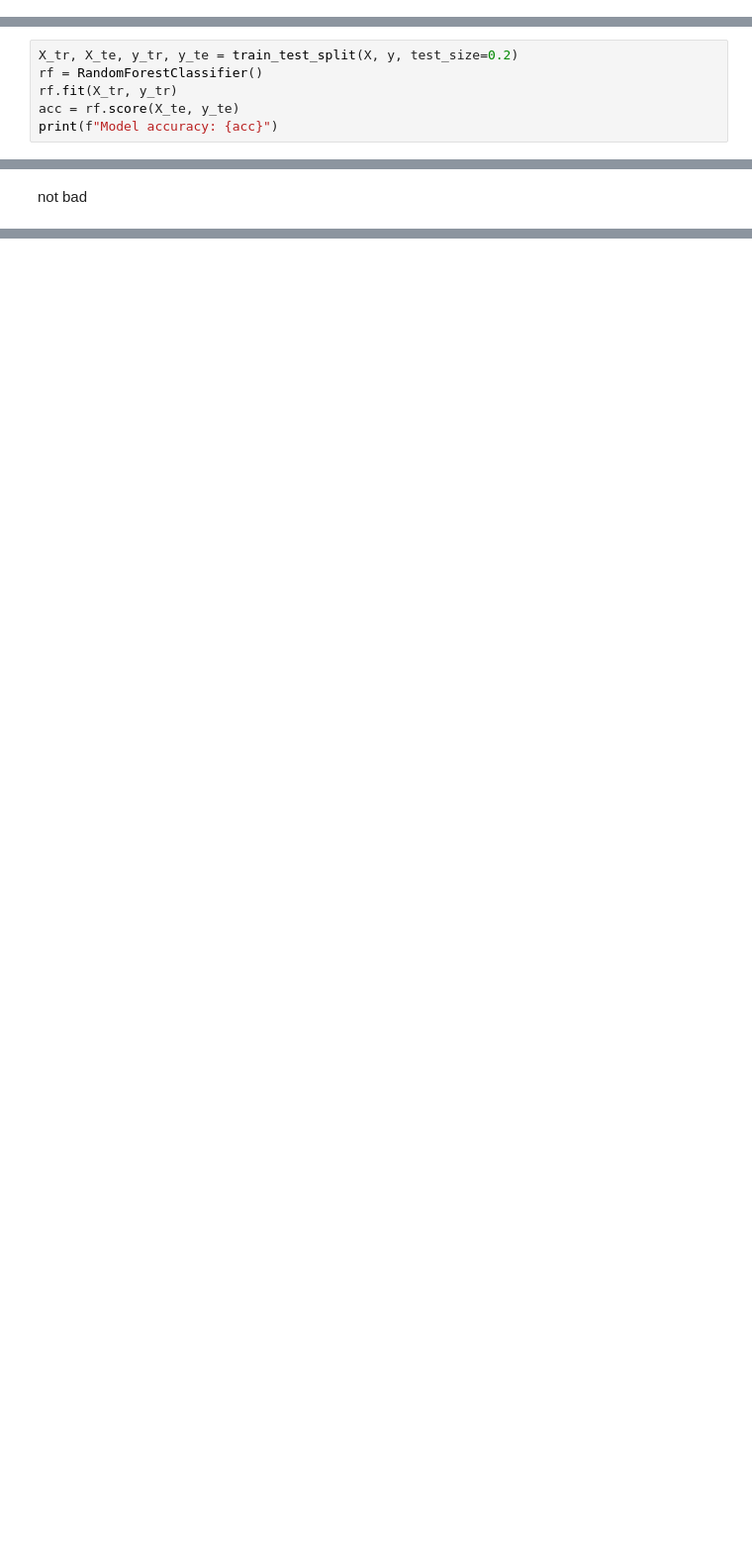
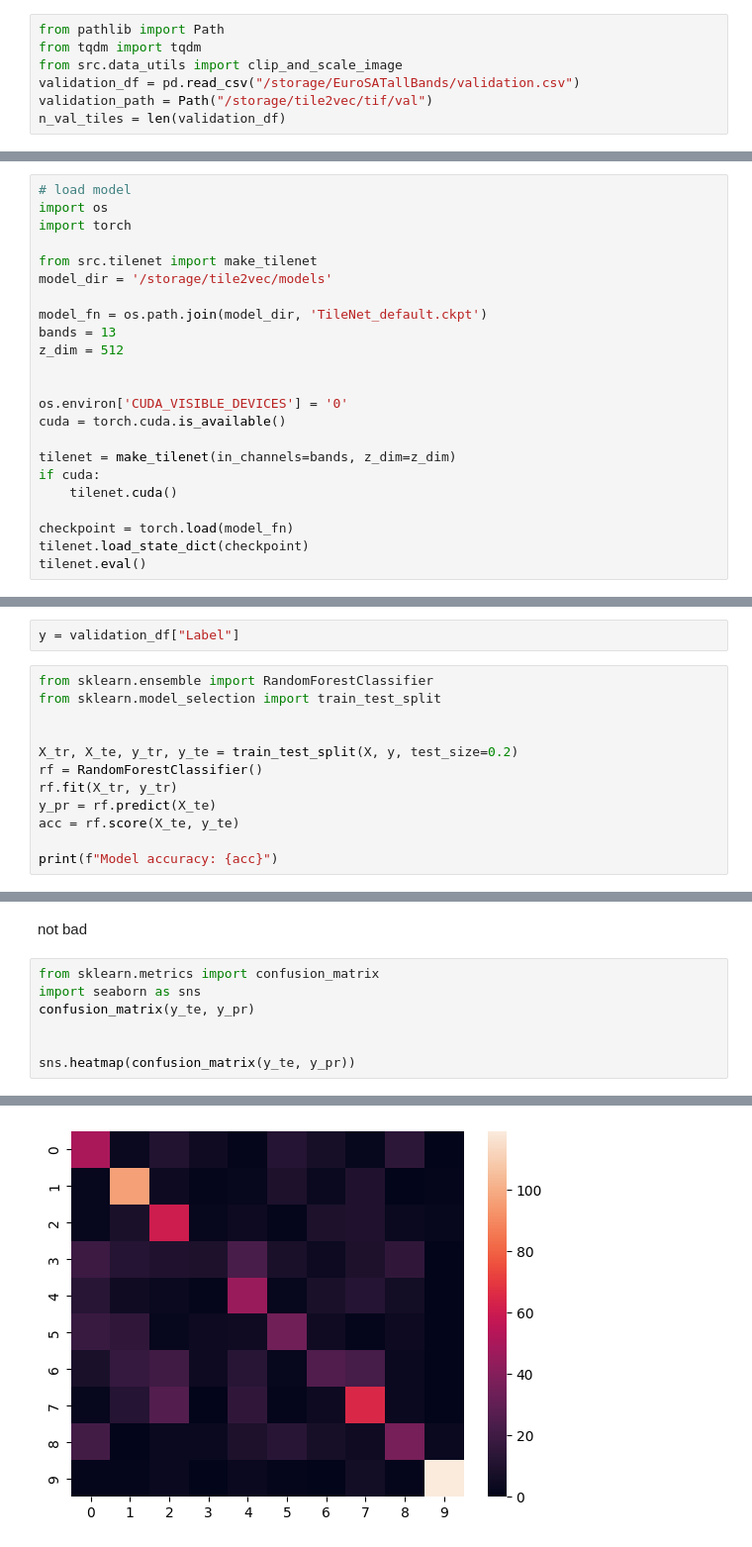
Before and after one commit to FilipLangiewicz/WB_projekt, a Jupyter notebook: code/training.ipynb, the cells around one changed output, grey strips where cells are left out. Shown at 99% size. Cells and saved outputs as stored; diff of their text form; blank space fills up the shorter version.

Commit message:
modified code for training

```diff
--- a/code/training.ipynb
+++ b/code/training.ipynb
@@ -262,0 +253,7 @@ IndexError: invalid index of a 0-dim tensor. Use `tensor.item()` in Python or `t
+# %%
+from pathlib import Path
+from tqdm import tqdm
+from src.data_utils import clip_and_scale_image
+validation_df = pd.read_csv("/storage/EuroSATallBands/validation.csv")
+validation_path = Path("/storage/tile2vec/tif/val")
+n_val_tiles = len(validation_df)
@@ -262,0 +341,23 @@ IndexError: invalid index of a 0-dim tensor. Use `tensor.item()` in Python or `t
+# %%
+# load model
+import os
+import torch
+
+from src.tilenet import make_tilenet
+model_dir = '/storage/tile2vec/models'
+
+model_fn = os.path.join(model_dir, 'TileNet_default.ckpt')
+bands = 13
+z_dim = 512
+
+
+os.environ['CUDA_VISIBLE_DEVICES'] = '0'
+cuda = torch.cuda.is_available()
+
+tilenet = make_tilenet(in_channels=bands, z_dim=z_dim)
+if cuda:
+    tilenet.cuda()
+
+checkpoint = torch.load(model_fn)
+tilenet.load_state_dict(checkpoint)
+tilenet.eval()
@@ -263,7 +417,15 @@ IndexError: invalid index of a 0-dim tensor. Use `tensor.item()` in Python or `t
+# %%
+y = validation_df["Label"]
 # %%
+from sklearn.ensemble import RandomForestClassifier
+from sklearn.model_selection import train_test_split
+
+
 X_tr, X_te, y_tr, y_te = train_test_split(X, y, test_size=0.2)
 rf = RandomForestClassifier()
 rf.fit(X_tr, y_tr)
+y_pr = rf.predict(X_te)
 acc = rf.score(X_te, y_te)
+
 print(f"Model accuracy: {acc}")
 # %% [output]
@@ -271,2 +433,10 @@ Model accuracy: 0.6868530020703933
 # %% [markdown]
 not bad
+# %%
+from sklearn.metrics import confusion_matrix
+import seaborn as sns
+confusion_matrix(y_te, y_pr)
+
+
+sns.heatmap(confusion_matrix(y_te, y_pr))
+# %% [output]
@@ -272,0 +444 @@ not bad
+[figure, added]
```
Also changed, not shown: parts of 18 cells of this notebook, 4 other files.
